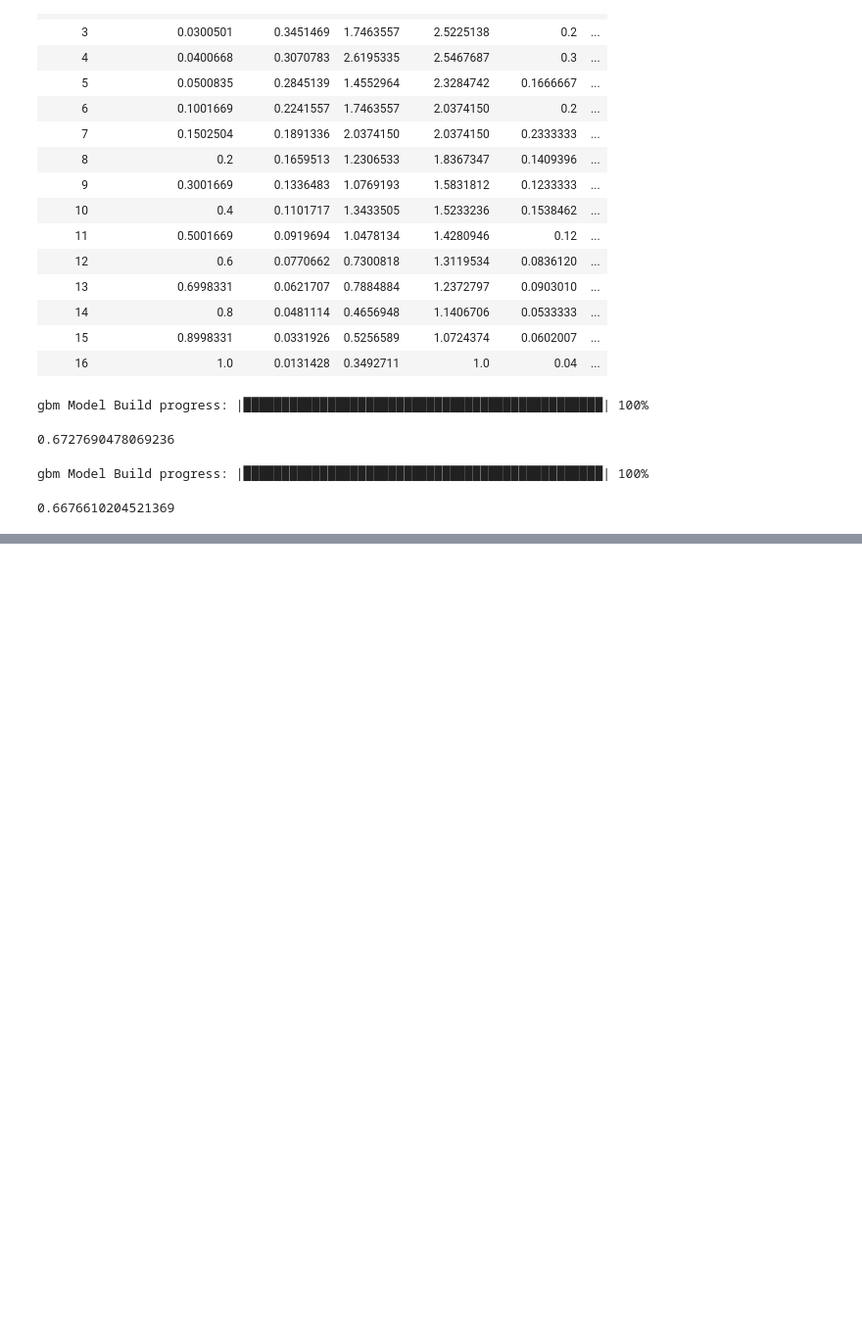
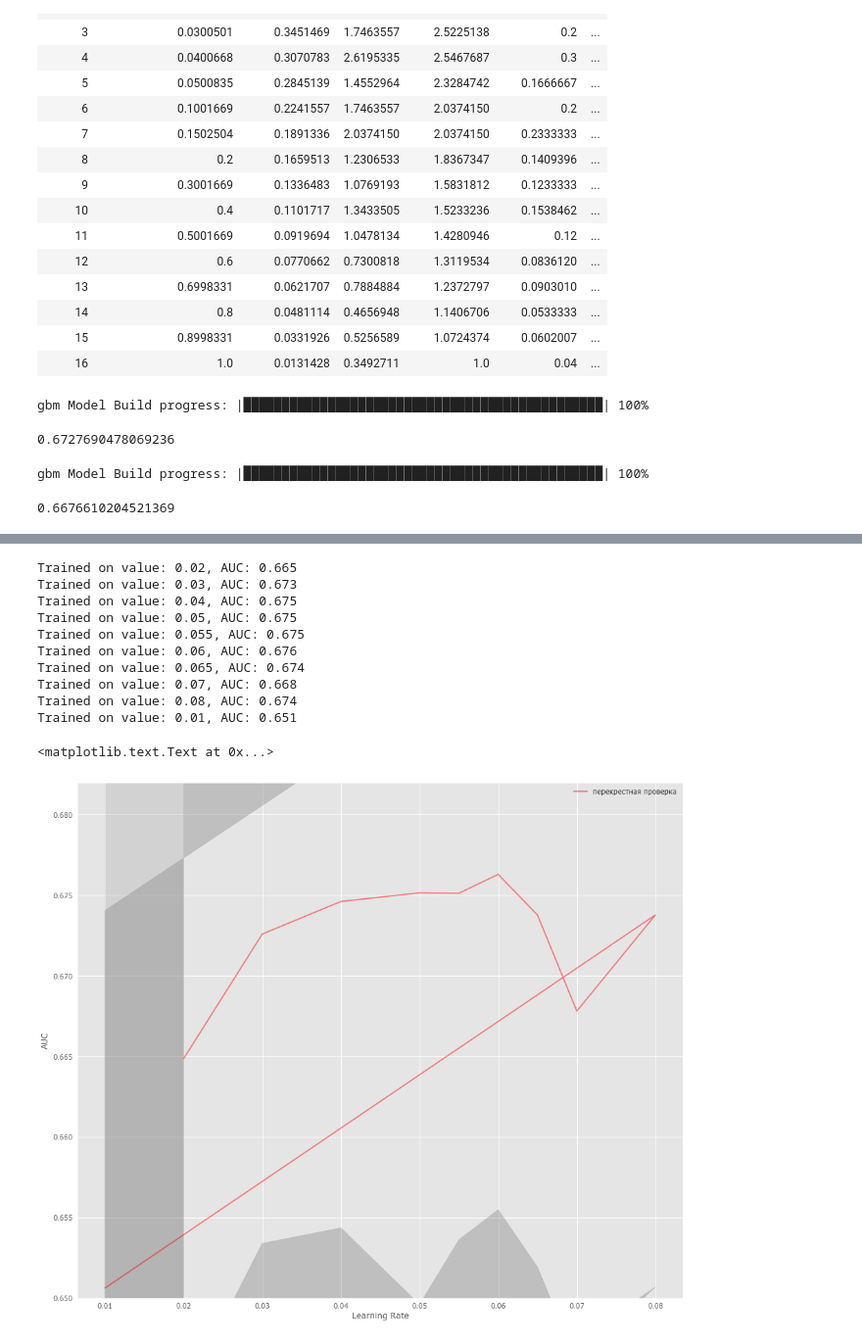
Before and after one commit to BobaZooba/RoadToDataScientist, a Jupyter notebook: contests/OTP_bank/OTP Bank.ipynb, the cells around one changed output, grey strips where cells are left out. Shown at 98% size. Cells and saved outputs as stored; diff of their text form; code cells hidden in the pictures; blank space fills up the shorter version.

```diff
--- a/contests/OTP_bank/OTP Bank.ipynb
+++ b/contests/OTP_bank/OTP Bank.ipynb
@@ -2820,0 +2966,63 @@ import lightgbm
+# %%
+micro_boost = lgb.LGBMClassifier(n_estimators=90, objective='train', n_jobs=-1, random_state=42, learning_rate=)
+# %%
+test_auc = []
+temp_test_auc = []
+
+# learning_rate_list = [0.04, 0.06, 0.08, 0.010, 0.012, 0.014, 0.016, 0.018, 0.02]
+learning_rate_list = [0.02, 0.03, 0.04, 0.05, 0.055, 0.06, 0.065, 0.07, 0.08, 0.010]
+
+for learning_rate in learning_rate_list:
+
+    temp_train_auc = []
+    temp_test_auc = []
+
+    for train_index, test_index in strat.split(X_val_lgb, y_val_lgb):
+
+        micro_boost = lgb.LGBMClassifier(n_estimators=90, objective='train', n_jobs=-1, random_state=42,
+                                         learning_rate=learning_rate)
+
+        X_train, X_test = X_val_lgb.iloc[train_index], X_val_lgb.iloc[test_index]
+        y_train, y_test = y_val_lgb[train_index], y_val_lgb[test_index]
+
+        train_data_lgb_validation = lgb.Dataset(X_train, y_train,
+                                                categorical_feature=categorical_columns_1, free_raw_data=False)
+
+        test_data_lgb_validation = lgb.Dataset(X_train, y_train,
+                                               categorical_feature=categorical_columns_1, free_raw_data=False,
+                                               reference=train_data_lgb_validation)
+
+        micro_boost.fit(X=X_train, y=y_train, categorical_feature=categorical_columns_1, eval_metric='auc')
+
+        temp_test_auc.append(roc_auc_score(y_test, micro_boost.predict_proba(X_test)[:, 1]))
+
+    print('Trained on value: {}, AUC: {:.3f}'.format(learning_rate, np.array(temp_test_auc).mean()))
+
+    test_auc.append(temp_test_auc)
+
+test_auc = np.asarray(test_auc)
+
+fig, ax = plt.subplots(figsize=(16, 14))
+
+ax.plot(learning_rate_list, test_auc.mean(axis=1), alpha=0.5, color='red', label='перекрестная проверка')
+ax.fill_between(learning_rate_list, test_auc.mean(axis=1) - test_auc.std(axis=1),
+                test_auc.mean(axis=1) + test_auc.std(axis=1), color='#888888', alpha=0.4)
+ax.fill_between(learning_rate_list, test_auc.mean(axis=1) - 2*test_auc.std(axis=1),
+                test_auc.mean(axis=1) + 2*test_auc.std(axis=1), color='#888888', alpha=0.2)
+ax.legend(loc='best')
+ax.set_ylim([0.65, 0.682])
+ax.set_ylabel("AUC")
+ax.set_xlabel("Learning Rate")
+# %% [output]
+Trained on value: 0.02, AUC: 0.665
+Trained on value: 0.03, AUC: 0.673
+Trained on value: 0.04, AUC: 0.675
+Trained on value: 0.05, AUC: 0.675
+Trained on value: 0.055, AUC: 0.675
+Trained on value: 0.06, AUC: 0.676
+Trained on value: 0.065, AUC: 0.674
+Trained on value: 0.07, AUC: 0.668
+Trained on value: 0.08, AUC: 0.674
+Trained on value: 0.01, AUC: 0.651
+<matplotlib.text.Text at 0x...>
+[figure, added]
```
Also changed, not shown: parts of 29 cells of this notebook.
